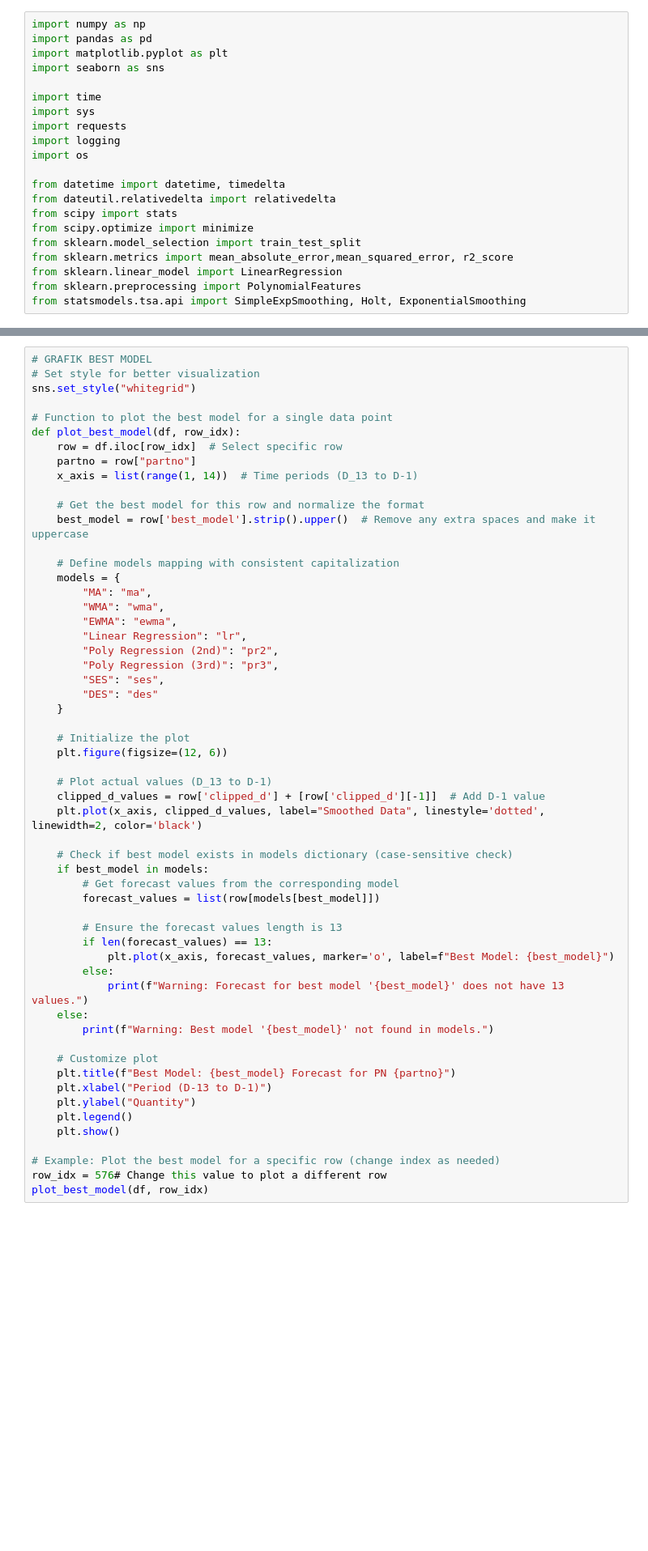
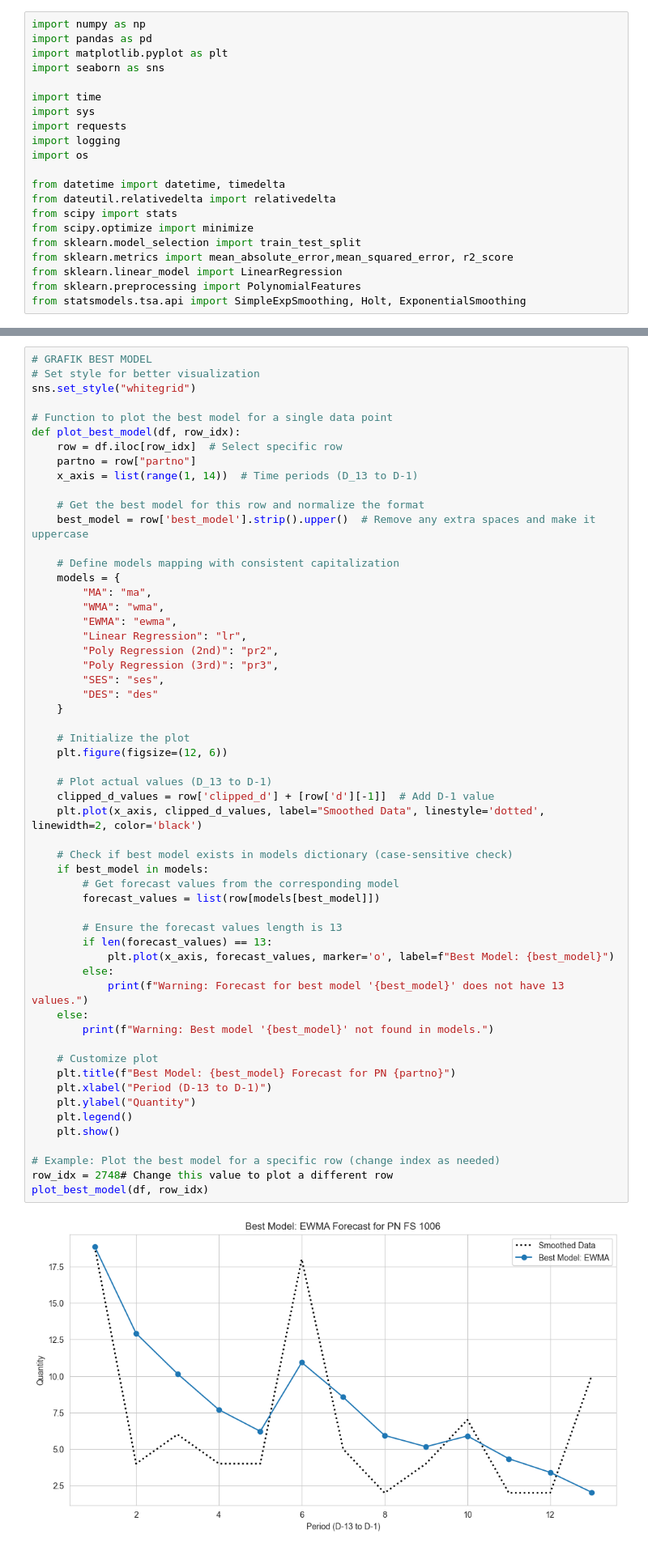
Before and after one commit to doctermath/hnf01b, a Jupyter notebook: main2.ipynb, the cells around one changed output, grey strips where cells are left out. Shown at 81% size. Drawn from its saved outputs; the diff is of its cells as text; blank space fills up the shorter version.

```diff
--- a/main2.ipynb
+++ b/main2.ipynb
@@ -420,35 +420,37 @@ def plot_best_model(df, row_idx):
     }
 
     # Initialize the plot
     plt.figure(figsize=(12, 6))
 
     # Plot actual values (D_13 to D-1)
-    clipped_d_values = row['clipped_d'] + [row['clipped_d'][-1]]  # Add D-1 value
+    clipped_d_values = row['clipped_d'] + [row['d'][-1]]  # Add D-1 value
     plt.plot(x_axis, clipped_d_values, label="Smoothed Data", linestyle='dotted', linewidth=2, color='black')
 
     # Check if best model exists in models dictionary (case-sensitive check)
     if best_model in models:
         # Get forecast values from the corresponding model
         forecast_values = list(row[models[best_model]])
 
         # Ensure the forecast values length is 13
         if len(forecast_values) == 13:
             plt.plot(x_axis, forecast_values, marker='o', label=f"Best Model: {best_model}")
         else:
             print(f"Warning: Forecast for best model '{best_model}' does not have 13 values.")
     else:
         print(f"Warning: Best model '{best_model}' not found in models.")
 
     # Customize plot
     plt.title(f"Best Model: {best_model} Forecast for PN {partno}")
     plt.xlabel("Period (D-13 to D-1)")
     plt.ylabel("Quantity")
     plt.legend()
     plt.show()
 
 # Example: Plot the best model for a specific row (change index as needed)
-row_idx = 576# Change this value to plot a different row
+row_idx = 2748# Change this value to plot a different row
 plot_best_model(df, row_idx)
+# %% [output]
+[figure, added]
 # %%
 #kalkulasi semua model D-0
 logging.info("BEGIN Data Selection Calculation")
```
Also changed, not shown: parts of 21 cells of this notebook.
